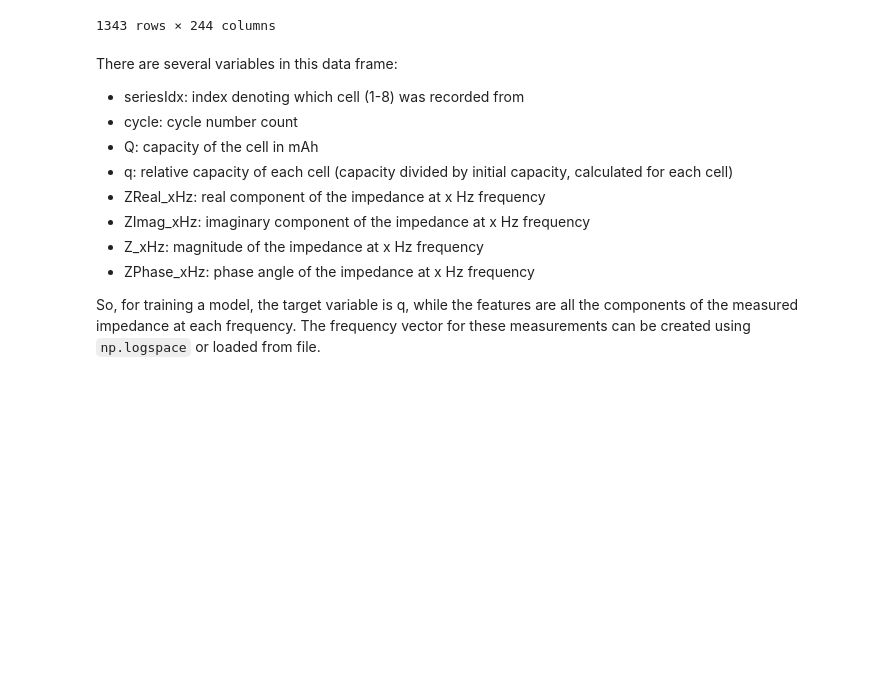
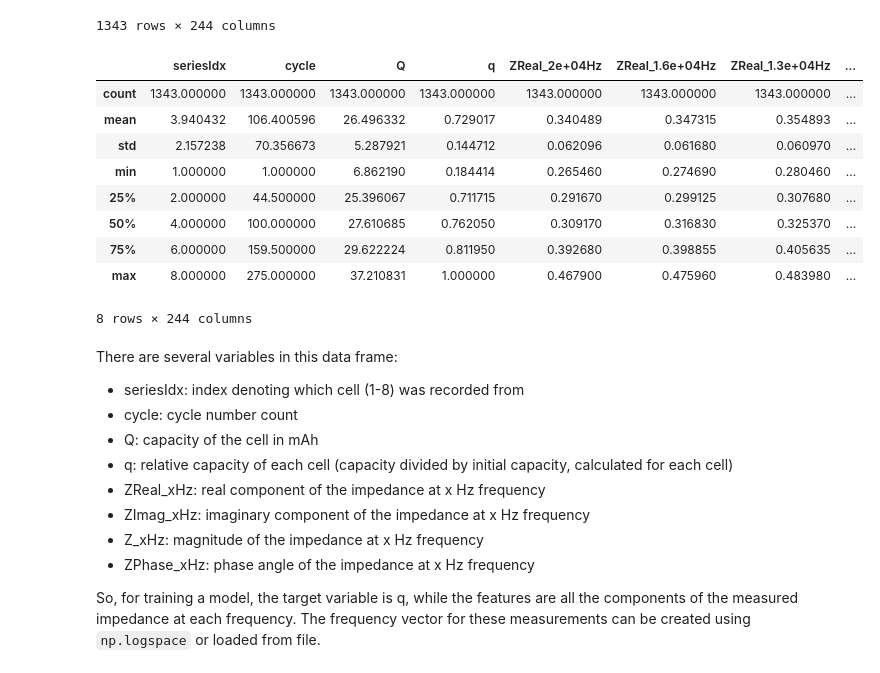
Before and after one commit to battery-data-commons/mrs-sp22-tutorial, a Jupyter notebook: ml_predicting_capacity_with_eis.ipynb, the cells around one changed output. Cells and saved outputs as stored; diff of their text form; code cells hidden in the pictures; blank space fills up the shorter version.

```diff
--- a/ml_predicting_capacity_with_eis.ipynb
+++ b/ml_predicting_capacity_with_eis.ipynb
@@ -30,6 +34,19 @@ eis_data
 | 1341 | 8 | 36 | 25.838960 | 0.761231 | 0.29174 | 0.29957 | 0.30764 | ... |
 | 1342 | 8 | 37 | 25.827586 | 0.760895 | 0.29197 | 0.29960 | 0.30867 | ... |
 1343 rows × 244 columns
+# %%
+eis_data.describe()
+# %% [output]
+|  | seriesIdx | cycle | Q | q | ZReal_2e+04Hz | ZReal_1.6e+04Hz | ZReal_1.3e+04Hz | ... |
+| count | 1343.000000 | 1343.000000 | 1343.000000 | 1343.000000 | 1343.000000 | 1343.000000 | 1343.000000 | ... |
+| mean | 3.940432 | 106.400596 | 26.496332 | 0.729017 | 0.340489 | 0.347315 | 0.354893 | ... |
+| std | 2.157238 | 70.356673 | 5.287921 | 0.144712 | 0.062096 | 0.061680 | 0.060970 | ... |
+| min | 1.000000 | 1.000000 | 6.862190 | 0.184414 | 0.265460 | 0.274690 | 0.280460 | ... |
+| 25% | 2.000000 | 44.500000 | 25.396067 | 0.711715 | 0.291670 | 0.299125 | 0.307680 | ... |
+| 50% | 4.000000 | 100.000000 | 27.610685 | 0.762050 | 0.309170 | 0.316830 | 0.325370 | ... |
+| 75% | 6.000000 | 159.500000 | 29.622224 | 0.811950 | 0.392680 | 0.398855 | 0.405635 | ... |
+| max | 8.000000 | 275.000000 | 37.210831 | 1.000000 | 0.467900 | 0.475960 | 0.483980 | ... |
+8 rows × 244 columns
 # %% [markdown]
 There are several variables in this data frame:
 - seriesIdx: index denoting which cell (1-8) was recorded from
```
Also changed, not shown: parts of 19 cells of this notebook.
